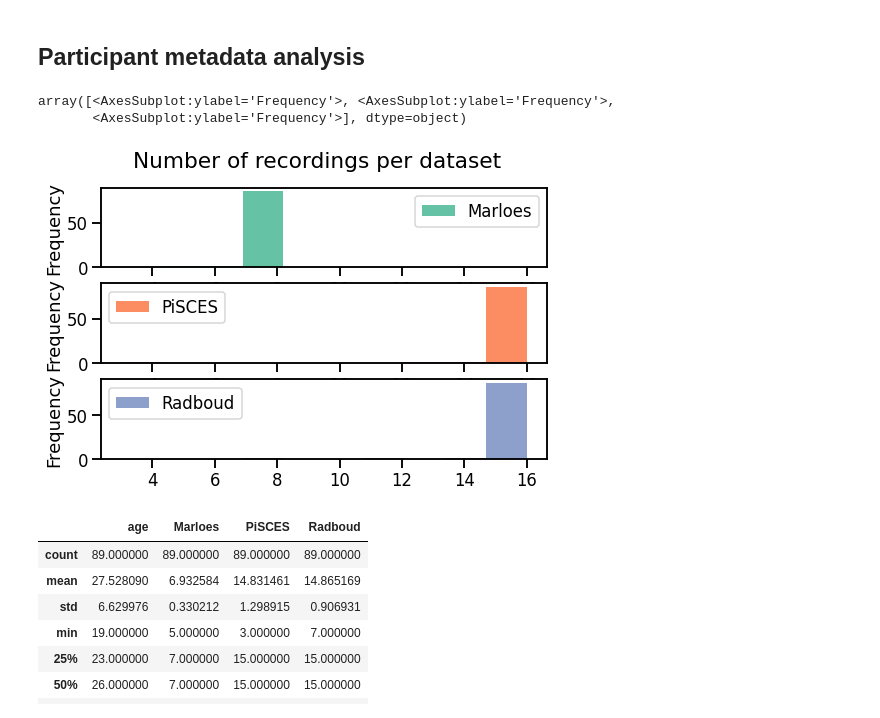
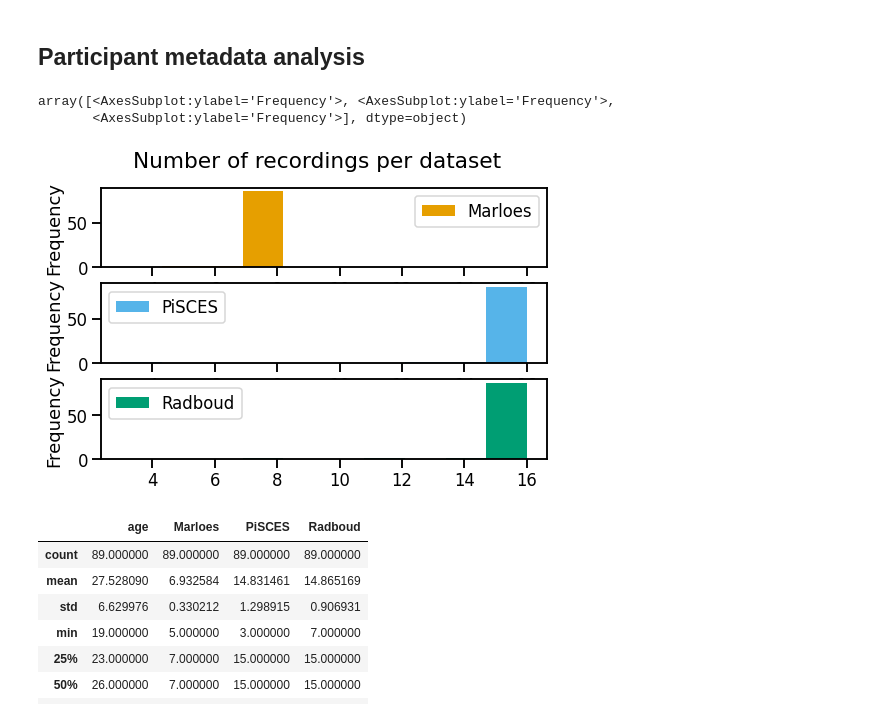
Before and after one commit to predict-idlab/gssp_analysis, a Jupyter notebook: notebooks/0.1_EDA.ipynb, the cells around one changed output. Saved outputs shown, nothing was run; the diff lists cells and outputs as text; code cells hidden in the pictures.

```diff
--- a/notebooks/0.1_EDA.ipynb
+++ b/notebooks/0.1_EDA.ipynb
@@ -153,16 +164,16 @@ memory usage: 5.7+ KB
 # %%
 df_metadata[["Marloes", "PiSCES", "Radboud"]].plot(
     subplots=True,
     kind="hist",
     figsize=(8, 5),
     sharex=False,
-    color=sns.color_palette("Set2"),
+    color=color_palette,
     title="Number of recordings per dataset",
 )
 # %% [output]
 array([<AxesSubplot:ylabel='Frequency'>, <AxesSubplot:ylabel='Frequency'>,
        <AxesSubplot:ylabel='Frequency'>], dtype=object)
-[figure, old version]
+[figure, new version]
 # %%
 # NOTE: as for now we do not filter on the number of recordings
 df_metadata_relevant = (
```
Also changed, not shown: parts of 14 cells of this notebook, 1 other file.
